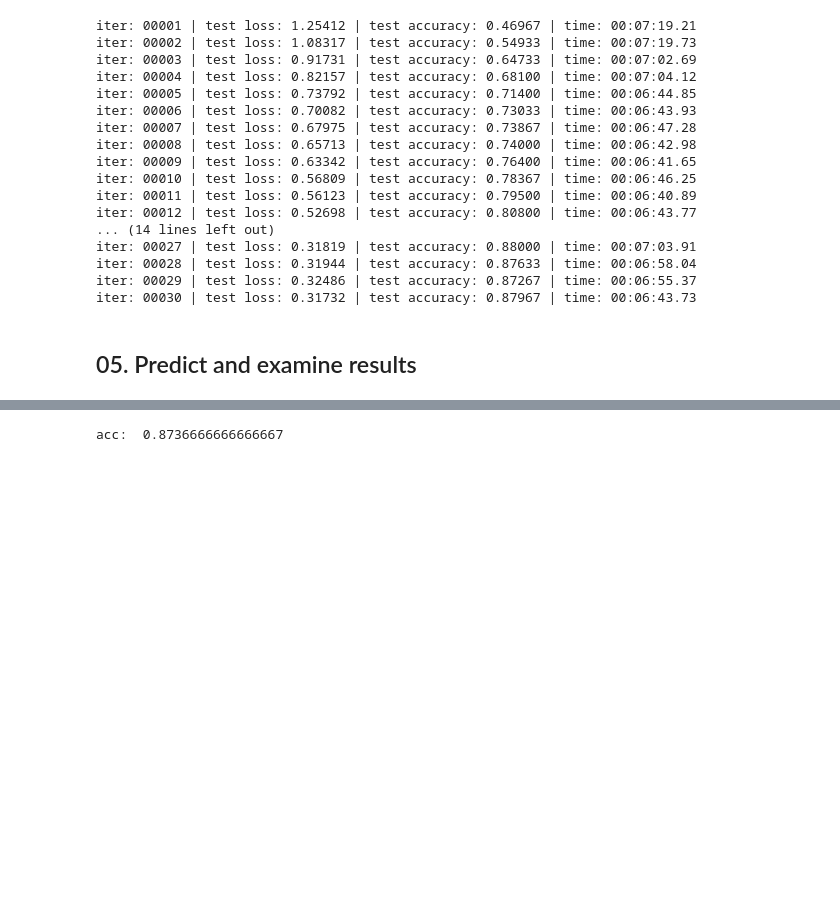
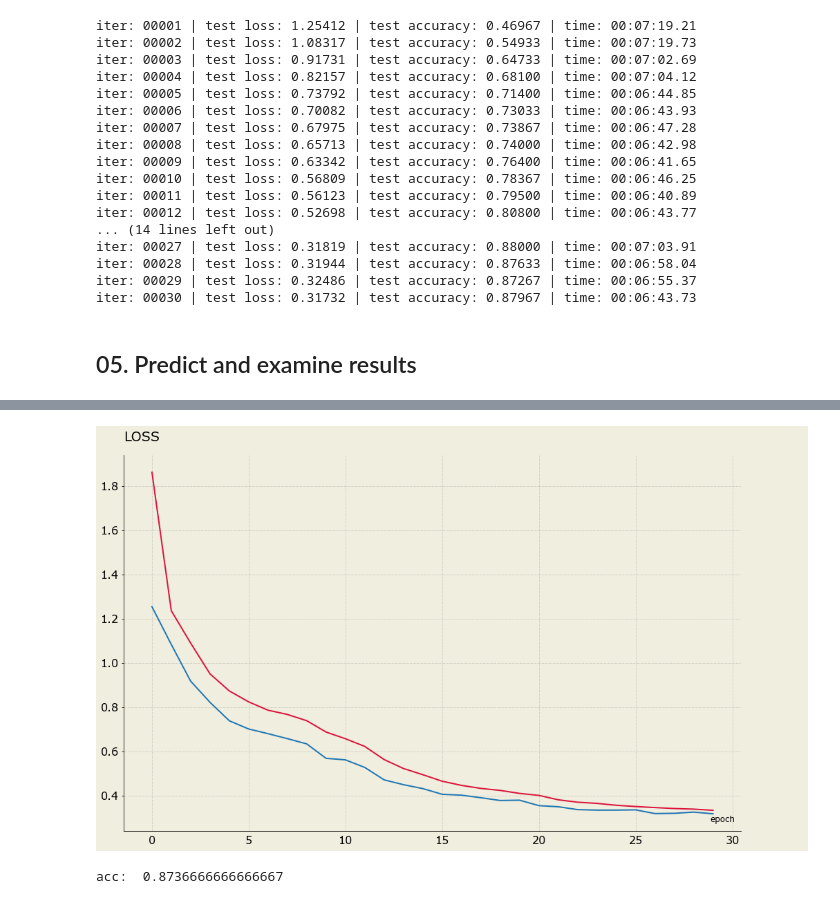
Before and after one commit to SkalskiP/ILearnDeepLearning.py, a Jupyter notebook: 01_mysteries_of_neural_networks/06_numpy_convolutional_neural_net/notebooks/CompleatCNN.ipynb, the cells around one changed output, grey strips where cells are left out. Drawn from its saved outputs; the diff is of its cells as text; code cells hidden in the pictures; blank space fills up the shorter version.

```diff
--- a/01_mysteries_of_neural_networks/06_numpy_convolutional_neural_net/notebooks/CompleatCNN.ipynb
+++ b/01_mysteries_of_neural_networks/06_numpy_convolutional_neural_net/notebooks/CompleatCNN.ipynb
@@ -194,3 +190,15 @@ plt.show()
+# %%
+lines(
+    y_1=np.array(model.history["train_loss"]),
+    y_2=np.array(model.history["test_loss"]),
+    label_1="train",
+    label_2="test",
+    title="LOSS",
+    fig_size=(16,10),
+    path="../viz/cnn_loss.png"
+)
+# %% [output]
+[figure, added]
 # %%
 y_hat = model.predict(X_valid)
 acc = softmax_accuracy(y_hat, y_valid)
```
Also changed, not shown: parts of 5 cells of this notebook, 2 other files.
